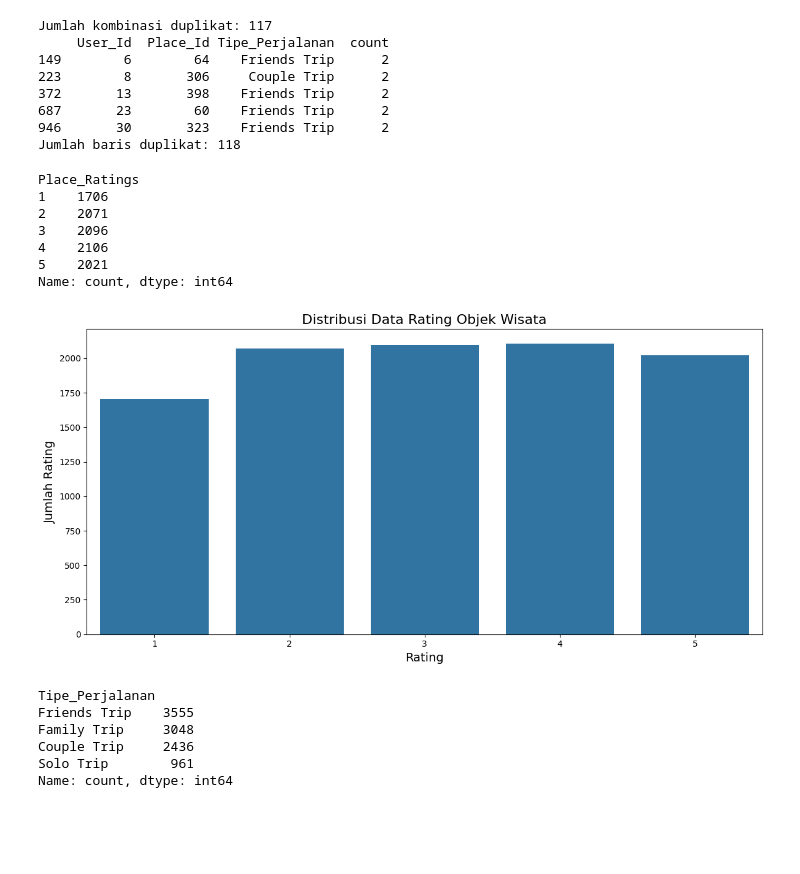
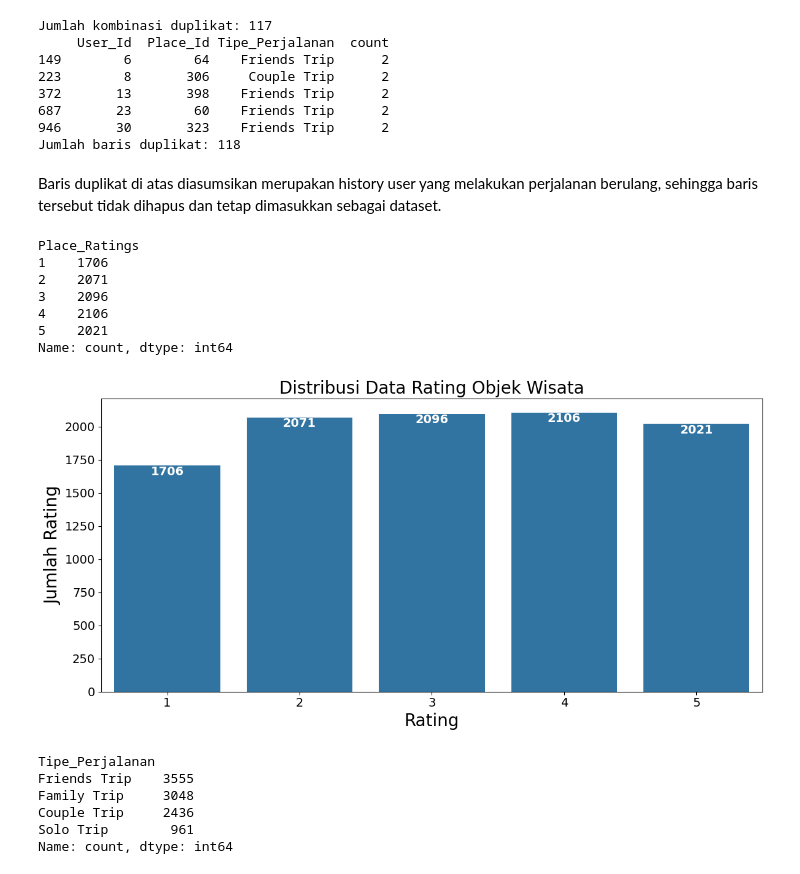
Before and after one commit to ivana27lita/recsys-objek-wisata, a Jupyter notebook: src/preprocessing.ipynb, the cells around one changed output. Saved outputs shown, nothing was run; the diff lists cells and outputs as text; code cells hidden in the pictures; blank space fills up the shorter version.

```diff
--- a/src/preprocessing.ipynb
+++ b/src/preprocessing.ipynb
@@ -156,3 +205,8 @@ df_users.head()
 | 2 | 3 | Cirebon, Jawa Barat | 23 |
 | 3 | 4 | Bekasi, Jawa Barat | 21 |
 | 4 | 5 | Lampung, Sumatera Selatan | 20 |
+# %%
+# Drop kolom yang tidak digunakan, yaitu lokasi user
+df_users.drop(['Location'],axis=1,inplace=True)
+# Menampilkan data user setelah drop kolom
+df_users
@@ -199,9 +267,19 @@ def get_age_group(age):
 
 df_users['Age_Group'] = df_users['Age'].apply(get_age_group)
 # %%
-# Menampilkan Distribusi Umur Pengguna
+# Membuat histogram
 plt.figure(figsize=(10, 6))
-sns.histplot(data=df_users, x='Age', bins=20, kde=True)
+ax = sns.histplot(data=df_users, x='Age', bins=20, kde=True)
+
+# Menambahkan angka di atas batang
+for patch in ax.patches:
+    height = patch.get_height()
+    if height > 0:
+        # Menempatkan angka di tengah batang secara horizontal, dan sedikit di atas secara vertikal
+        ax.text(patch.get_x() + patch.get_width() / 2, height + 1,
+                int(height), ha='center', va='bottom', fontsize=10)
+
+# Label dan judul
 plt.title('Distribusi Umur Pengguna', fontsize=16)
 plt.xlabel('Umur', fontsize=14)
 plt.ylabel('Jumlah Pengguna', fontsize=14)
@@ -328,6 +398,8 @@ Jumlah kombinasi duplikat: 117
 687       23        60    Friends Trip      2
 946       30       323    Friends Trip      2
 Jumlah baris duplikat: 118
+# %% [markdown]
+Baris duplikat di atas diasumsikan merupakan history user yang melakukan perjalanan berulang, sehingga baris tersebut tidak dihapus dan tetap dimasukkan sebagai dataset.
 # %%
 # Menghitung distribusi jumlah rating
 rating_counts = df_ratings['Place_Ratings'].value_counts().sort_index()
@@ -343,13 +415,31 @@ Name: count, dtype: int64
 # %%
 # Visualisasi distribusi rating
 plt.figure(figsize=(12, 6))
-sns.countplot(x='Place_Ratings', data=df_ratings)
-plt.title('Distribusi Data Rating Objek Wisata', fontsize=16)
-plt.xlabel('Rating', fontsize=14)
-plt.ylabel('Jumlah Rating', fontsize=14)
+ax = sns.countplot(x='Place_Ratings', data=df_ratings)
+
+# Menambahkan label angka di dalam batang
+for patch in ax.patches:
+    height = patch.get_height()
+    if height > 0:
+        ax.text(patch.get_x() + patch.get_width() / 2,
+                height - 1,
+                int(height),
+                ha='center', va='top',
+                color='white', fontsize=14, fontweight='bold')
+
+# Judul dan label sumbu
+plt.title('Distribusi Data Rating Objek Wisata', fontsize=20)
+plt.xlabel('Rating', fontsize=20)
+plt.ylabel('Jumlah Rating', fontsize=20)
+
+# Ukuran font pada ticks
+plt.xticks(fontsize=14)
+plt.yticks(fontsize=14)
+
 plt.tight_layout()
+plt.show()
 # %% [output]
-[figure, old version]
+[figure, new version]
 # %%
 # Menghitung distribusi jumlah tipe perjalanan
 tipe_perjalanan_counts = df_ratings['Tipe_Perjalanan'].value_counts()
```
Also changed, not shown: parts of 21 cells of this notebook, 2 other files.
